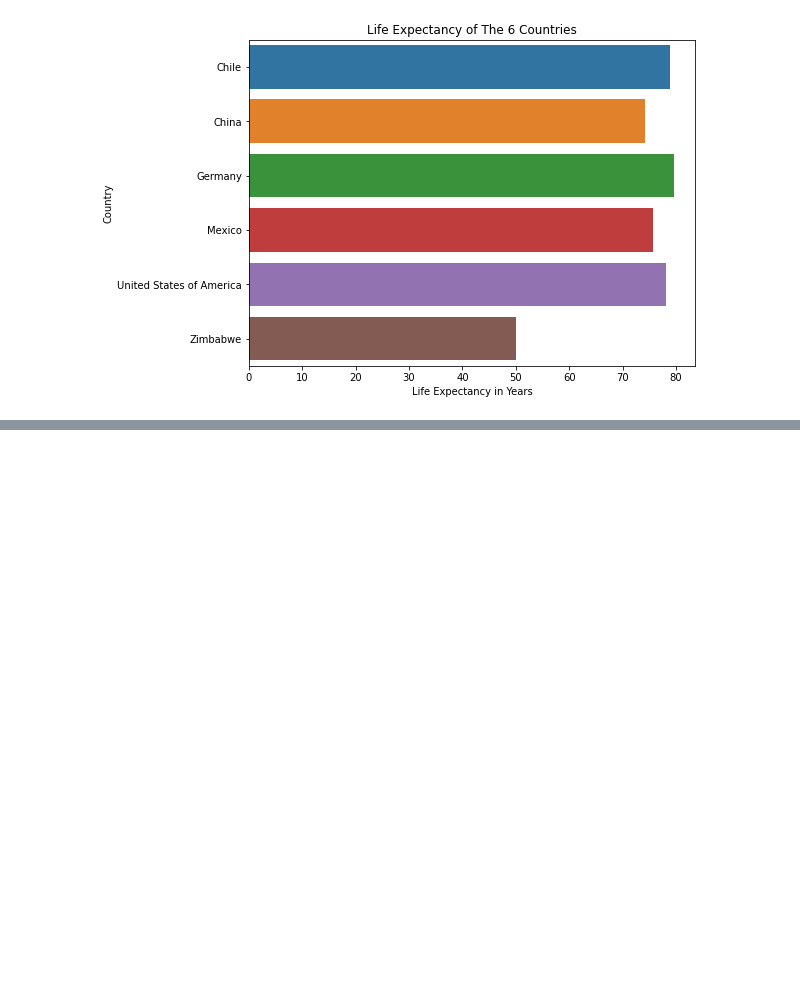
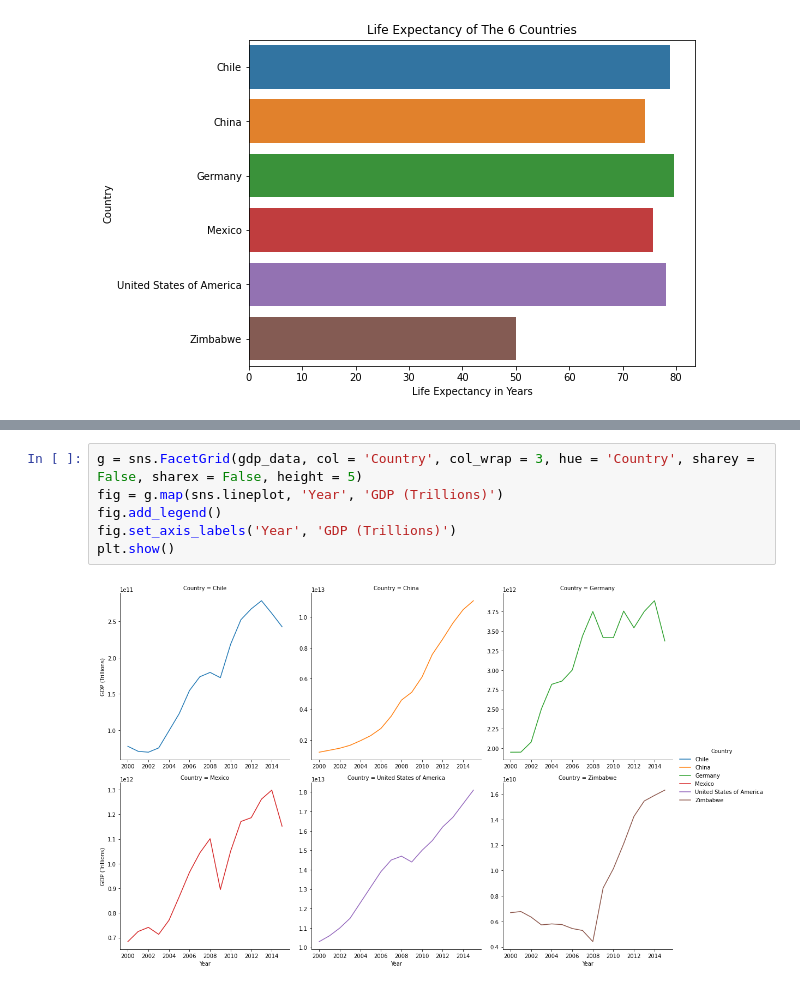
Before and after one commit to joeelorm/Projects, a Jupyter notebook: Data Visualization/life_expectancy_gdp.ipynb, the cells around one changed output, grey strips where cells are left out. Drawn from its saved outputs; the diff is of its cells as text; blank space fills up the shorter version.

```diff
--- a/Data Visualization/life_expectancy_gdp.ipynb
+++ b/Data Visualization/life_expectancy_gdp.ipynb
@@ -152,0 +162,8 @@ AttributeError: 'FacetGrid' object has no attribute 'add_axis_labels'
+# %%
+g = sns.FacetGrid(gdp_data, col = 'Country', col_wrap = 3, hue = 'Country', sharey = False, sharex = False, height = 5)
+fig = g.map(sns.lineplot, 'Year', 'GDP (Trillions)')
+fig.add_legend()
+fig.set_axis_labels('Year', 'GDP (Trillions)')
+plt.show()
+# %% [output]
+[figure, added]
```
Also changed, not shown: parts of 4 cells of this notebook.
